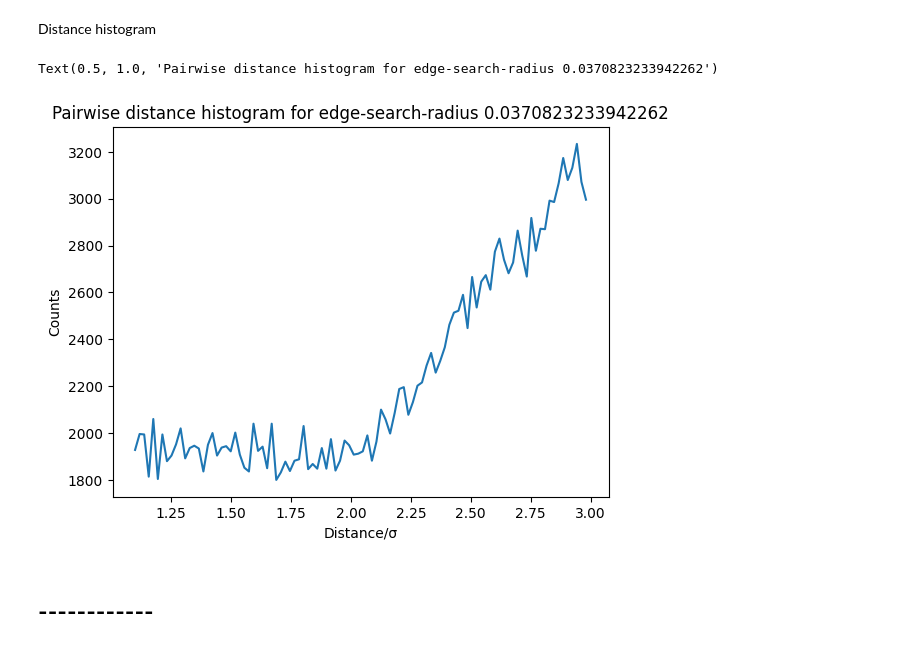
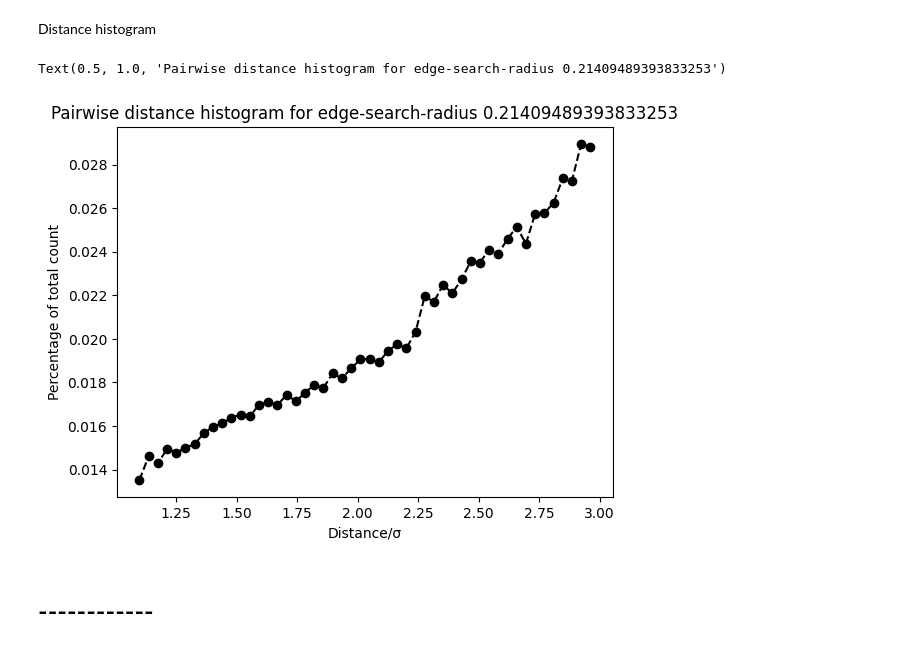
Before and after one commit to Phistian/exjobb, a Jupyter notebook: miguel/training/v_training.ipynb, the cells around one changed output. Cells and saved outputs as stored; diff of their text form; code cells hidden in the pictures.

```diff
--- a/miguel/training/v_training.ipynb
+++ b/miguel/training/v_training.ipynb
@@ -176,7 +165,7 @@ import cupy as cp
 # %%
 from traitlets.traitlets import Long
 ## Load data
-data_dict = np.load(datasets_address + "tslj/N2500outputv samples10 its10 F_P3.npy", allow_pickle=True).item()
+data_dict = np.load(datasets_address + "tslj/N50mixed outputv samples1000 its1000 F_P60.npy", allow_pickle=True).item()
 
 
 ## Extract some variables and leave only the dictionary which will be input to the graph extractor
@@ -277,18 +266,20 @@ Creating graph edges...
 Distance histogram
 # %%
 distances = train_graph[0][1]
-histogram, hist_vals = np.histogram(distances, bins=100)
+histogram, hist_vals = np.histogram(distances, bins=50)
 histogram
 hist_vals = hist_vals*max_vals["centroid-0"]
 hist_vals
 
-plt.plot(hist_vals[:-1], histogram)
+percentage_histogram = histogram/sum(histogram)
+plt.scatter(hist_vals[:-1], percentage_histogram, color=[0,0,0])
+plt.plot(hist_vals[:-1], percentage_histogram, color = [0,0,0], linestyle='dashed')
 plt.xlabel("Distance/\u03C3")
-plt.ylabel("Counts")
+plt.ylabel("Percentage of total count")
 plt.title(f"Pairwise distance histogram for edge-search-radius {global_search_radius}")
 # %% [output]
-Text(0.5, 1.0, 'Pairwise distance histogram for edge-search-radius 0.0370823233942262')
+Text(0.5, 1.0, 'Pairwise distance histogram for edge-search-radius 0.21409489393833253')
-[figure, old version]
+[figure, new version]
 # %% [markdown]
 # ------------
 # %% [markdown]
```
Also changed, not shown: parts of 31 cells of this notebook.
